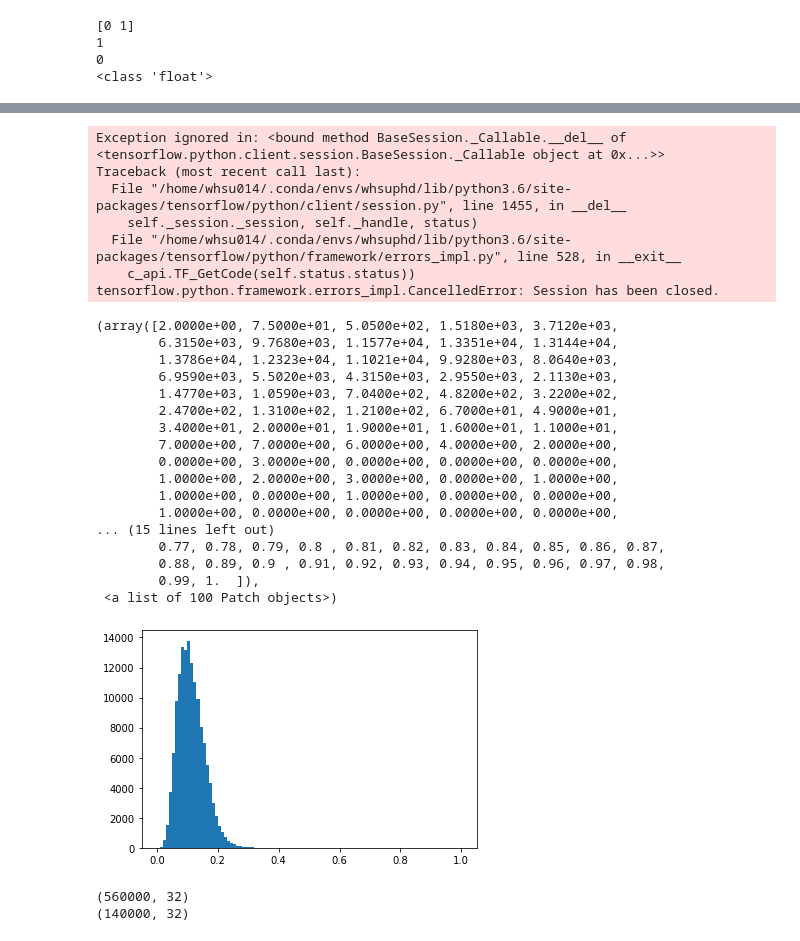
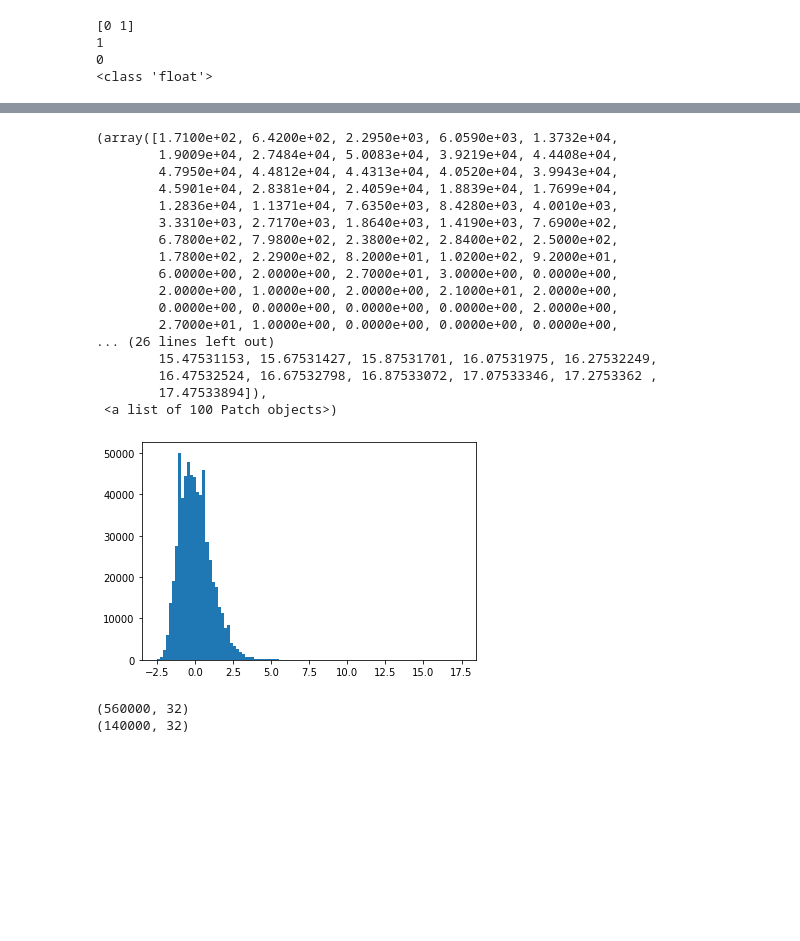
Before and after one commit to WilliamHsuNz/MLRIG, a Jupyter notebook: Experiments/LSTM_VIEW_Cholesterol_PHH_(after_simple_syn).ipynb, the cells around one changed output, grey strips where cells are left out. Cells and saved outputs as stored; diff of their text form; code cells hidden in the pictures; blank space fills up the shorter version.

```diff
--- a/Experiments/LSTM_VIEW_Cholesterol_PHH_(after_simple_syn).ipynb
+++ b/Experiments/LSTM_VIEW_Cholesterol_PHH_(after_simple_syn).ipynb
@@ -393,4 +440,5 @@ print(type(VIEW_1hot_encoded_v[0, -10]))
 # %%
+# generate test set
 # before normalising
 # flatten Cholesterol vectors
 # after the last test within
@@ -405,17 +453,19 @@ IDs_of_missing_measure = []
 value_indicating_test = max(np.unique(VIEW_1hot_encoded_v[:, -11]))
 value_indicating_no_test = min(np.unique(VIEW_1hot_encoded_v[:, -11]))
 VIEW_1hot_encoded_test_v = np.empty([0, 37])
-
+number_of_inds = len(VIEW_1hot_encoded_v)//28
 start_t = time.time()
-for i in range(5200): #number_of_inds
+for i in range(number_of_inds): #number_of_inds 21000
     ind_v = copy.deepcopy(VIEW_1hot_encoded_v[(i*28):((i+1)*28), :])
     test_list = list(ind_v[0:8, -11])
-    quarters_v = copy.deepcopy(ind_v[:, 1])
-    age_v = copy.deepcopy(ind_v[:, 2])
+    #quarters_v = copy.deepcopy(ind_v[:, 1])
+    #age_v = copy.deepcopy(ind_v[:, 2])
     idx = len(test_list) - 1 - \
           test_list[::-1].index(value_indicating_test)
     last_v = copy.deepcopy(ind_v[idx, -11:])
     # parse values from TRUE choleterol lists\
+    # if more than 1 test result in a given quarter
+    # use the last result
     for j in range(1, 6):
         ch_s = last_v[j+5]
         if len(ch_s) > 4:
@@ -425,11 +475,12 @@ for i in range(5200): #number_of_inds
             missing_a_measure += 1
             IDs_of_missing_measure.append(ind_v[0, 0])
     ind_v[idx, -11:] = last_v
-    last_v[0] = value_indicating_no_test #this might be the wrong assumption
+    last_v[0] = value_indicating_no_test
     for j in range((idx+1),28):
         ind_v[j, -11:] = last_v
-    ind_v[:, 1] = quarters_v
-    ind_v[:, 2] = age_v
+    #ind_v[:, 1] = quarters_v
+    #ind_v[:, 2] = age_v
+    #print(ind_v[:, 25:34])
     VIEW_1hot_encoded_test_v = np.append(VIEW_1hot_encoded_test_v, \
                                ind_v, axis = 0)
 end_t = time.time()
@@ -502,15 +633,15 @@ print(VIEW_1hot_encoded_test_wout_true_v.shape)
 # %%
 # normalise vectors to values between 0 and 1
-scaler = MinMaxScaler(feature_range=(0, 1))
-scaled_train = scaler.fit_transform(VIEW_1hot_encoded_wout_true_v)
-scaled_test = scaler.transform(VIEW_1hot_encoded_test_wout_true_v)
+#scaler = MinMaxScaler(feature_range=(0, 1))
+#scaled_train = scaler.fit_transform(VIEW_1hot_encoded_wout_true_v)
+#scaled_test = scaler.transform(VIEW_1hot_encoded_test_wout_true_v)
 #decided to use standardise instead of normalise
 # z = (X - u)/s
 # u is the mean of the training samples
 # s is the standard devidation of the training samples
-#scaler = StandardScaler()
-#scaled_train = scaler.fit_transform(VIEW_1hot_encoded_wout_true_v)
-#scaled_test = scaler.transform(VIEW_1hot_encoded_test_wout_true_v)
+scaler = StandardScaler()
+scaled_train = scaler.fit_transform(VIEW_1hot_encoded_wout_true_v)
+scaled_test = scaler.transform(VIEW_1hot_encoded_test_wout_true_v)
 #print(np.around(VIEW_1hot_encoded_wout_true_v[0:28, -5:].astype(np.double), decimals=2))
 #print(np.around(scaled_train[0:28, -5:].astype(np.double), decimals=2))
 #inv_data = scaler.inverse_transform(scaled_train)
@@ -520,33 +651,26 @@ scaled_test = scaler.transform(VIEW_1hot_encoded_test_wout_true_v)
 #print("Value indicating test", max(np.unique(scaled_train[:, -6])))
 # %%
 #pyplot.hist(VIEW_1hot_encoded_v[:, -1], bins= 100)
-pyplot.hist(scaled_train[:, -1], bins= 100)
+pyplot.hist(scaled_test[:, -1], bins= 100)
 # %% [output]
-Exception ignored in: <bound method BaseSession._Callable.__del__ of <tensorflow.python.client.session.BaseSession._Callable object at 0x...>>
-Traceback (most recent call last):
-  File "/home/whsu014/.conda/envs/whsuphd/lib/python3.6/site-packages/tensorflow/python/client/session.py", line 1455, in __del__
-    self._session._session, self._handle, status)
-  File "/home/whsu014/.conda/envs/whsuphd/lib/python3.6/site-packages/tensorflow/python/framework/errors_impl.py", line 528, in __exit__
-    c_api.TF_GetCode(self.status.status))
-tensorflow.python.framework.errors_impl.CancelledError: Session has been closed.
+(array([1.7100e+02, 6.4200e+02, 2.2950e+03, 6.0590e+03, 1.3732e+04,
+        1.9009e+04, 2.7484e+04, 5.0083e+04, 3.9219e+04, 4.4408e+04,
+        4.7950e+04, 4.4812e+04, 4.4313e+04, 4.0520e+04, 3.9943e+04,
+        4.5901e+04, 2.8381e+04, 2.4059e+04, 1.8839e+04, 1.7699e+04,
+        1.2836e+04, 1.1371e+04, 7.6350e+03, 8.4280e+03, 4.0010e+03,
+        3.3310e+03, 2.7170e+03, 1.8640e+03, 1.4190e+03, 7.6900e+02,
+        6.7800e+02, 7.9800e+02, 2.3800e+02, 2.8400e+02, 2.5000e+02,
+        1.7800e+02, 2.2900e+02, 8.2000e+01, 1.0200e+02, 9.2000e+01,
+        6.0000e+00, 2.0000e+00, 2.7000e+01, 3.0000e+00, 0.0000e+00,
+        2.0000e+00, 1.0000e+00, 2.0000e+00, 2.1000e+01, 2.0000e+00,
+        0.0000e+00, 0.0000e+00, 0.0000e+00, 0.0000e+00, 2.0000e+00,
+        2.7000e+01, 1.0000e+00, 0.0000e+00, 0.0000e+00, 0.0000e+00,
+... (26 lines left out)
+        15.47531153, 15.67531427, 15.87531701, 16.07531975, 16.27532249,
+        16.47532524, 16.67532798, 16.87533072, 17.07533346, 17.2753362 ,
+        17.47533894]),
+ <a list of 100 Patch objects>)
-(array([2.0000e+00, 7.5000e+01, 5.0500e+02, 1.5180e+03, 3.7120e+03,
-        6.3150e+03, 9.7680e+03, 1.1577e+04, 1.3351e+04, 1.3144e+04,
-        1.3786e+04, 1.2323e+04, 1.1021e+04, 9.9280e+03, 8.0640e+03,
-        6.9590e+03, 5.5020e+03, 4.3150e+03, 2.9550e+03, 2.1130e+03,
-        1.4770e+03, 1.0590e+03, 7.0400e+02, 4.8200e+02, 3.2200e+02,
-        2.4700e+02, 1.3100e+02, 1.2100e+02, 6.7000e+01, 4.9000e+01,
-        3.4000e+01, 2.0000e+01, 1.9000e+01, 1.6000e+01, 1.1000e+01,
-        7.0000e+00, 7.0000e+00, 6.0000e+00, 4.0000e+00, 2.0000e+00,
-        0.0000e+00, 3.0000e+00, 0.0000e+00, 0.0000e+00, 0.0000e+00,
-        1.0000e+00, 2.0000e+00, 3.0000e+00, 0.0000e+00, 1.0000e+00,
-        1.0000e+00, 0.0000e+00, 1.0000e+00, 0.0000e+00, 0.0000e+00,
-        1.0000e+00, 0.0000e+00, 0.0000e+00, 0.0000e+00, 0.0000e+00,
-... (15 lines left out)
-        0.77, 0.78, 0.79, 0.8 , 0.81, 0.82, 0.83, 0.84, 0.85, 0.86, 0.87,
-        0.88, 0.89, 0.9 , 0.91, 0.92, 0.93, 0.94, 0.95, 0.96, 0.97, 0.98,
-        0.99, 1.  ]),
- <a list of 100 Patch objects>)
-[figure, old version]
+[figure, new version]
 # %%
 # Create test data array
 # ensuring test does not
```
Also changed, not shown: parts of 34 cells of this notebook, 3 other files.
